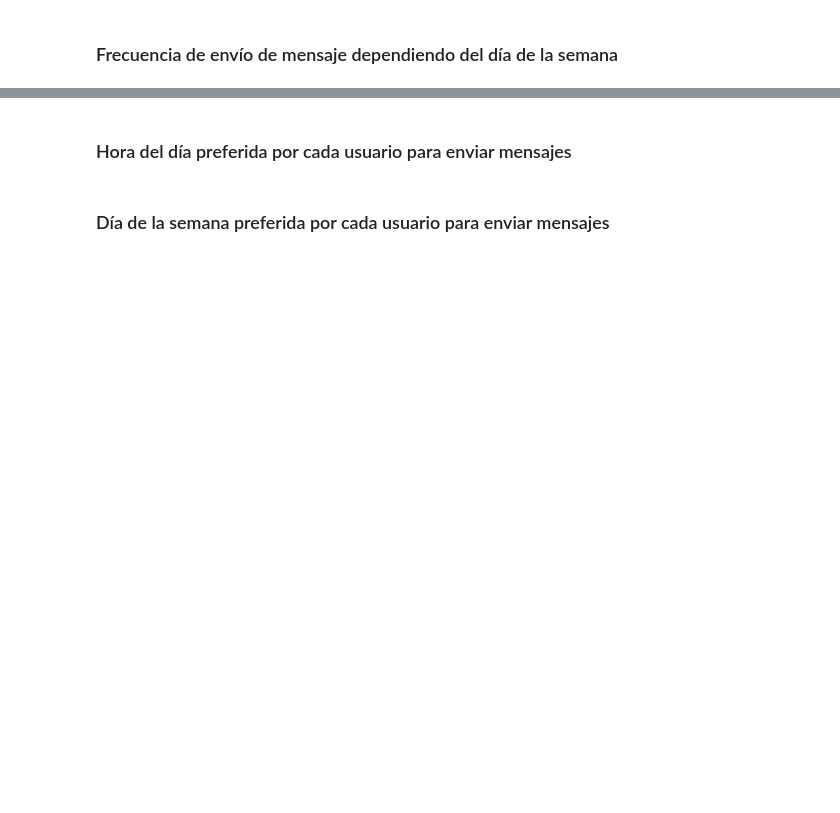
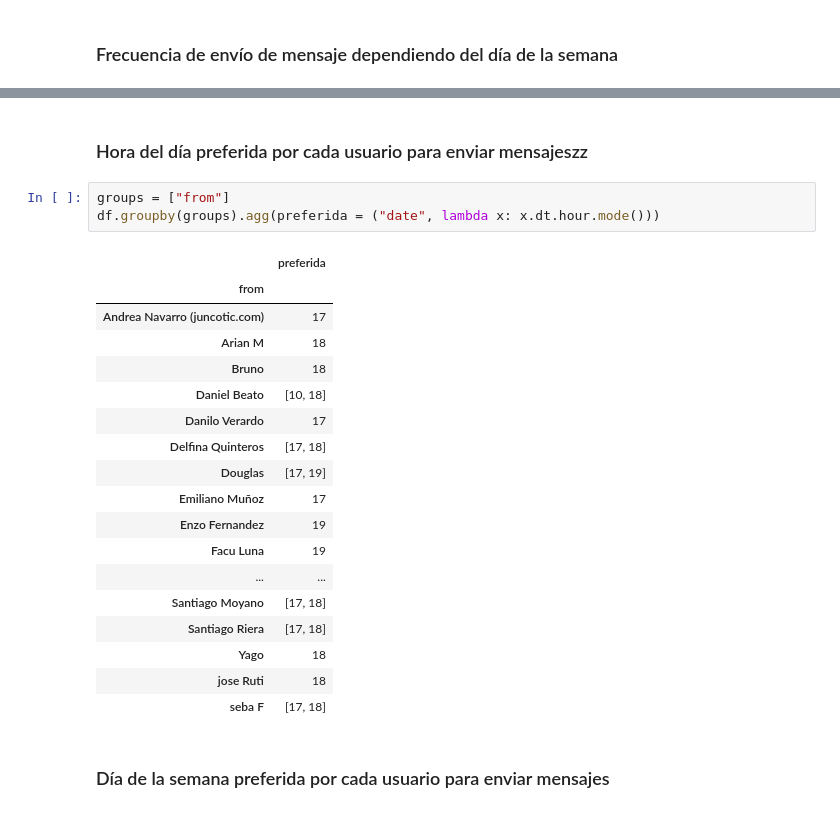
Before and after one commit to DelfinaQuinteros/BD-ll, a Jupyter notebook: 5 - Agrupamiento/TP5 .ipynb, the cells around one changed output, grey strips where cells are left out. Cells and saved outputs as stored; diff of their text form; blank space fills up the shorter version.

```diff
--- a/5 - Agrupamiento/TP5 .ipynb
+++ b/5 - Agrupamiento/TP5 .ipynb
@@ -113,4 +139,26 @@ TypeError: '_io.TextIOWrapper' object is not subscriptable
 # %% [markdown]
-### Hora del día preferida por cada usuario para enviar mensajes
+### Hora del día preferida por cada usuario para enviar mensajeszz
+# %%
+groups = ["from"]
+df.groupby(groups).agg(preferida = ("date", lambda x: x.dt.hour.mode()))
+# %% [output]
+|  | preferida |
+| from |  |
+| Andrea Navarro (juncotic.com) | 17 |
+| Arian M | 18 |
+| Bruno | 18 |
+| Daniel Beato | [10, 18] |
+| Danilo Verardo | 17 |
+| Delfina Quinteros | [17, 18] |
+| Douglas | [17, 19] |
+| Emiliano Muñoz | 17 |
+| Enzo Fernandez | 19 |
+| Facu Luna | 19 |
+| ... | ... |
+| Santiago Moyano | [17, 18] |
+| Santiago Riera | [17, 18] |
+| Yago | 18 |
+| jose Ruti | 18 |
+| seba F | [17, 18] |
 # %% [markdown]
 ### Día de la semana preferida por cada usuario para enviar mensajes
```
Also changed, not shown: parts of 9 cells of this notebook.
